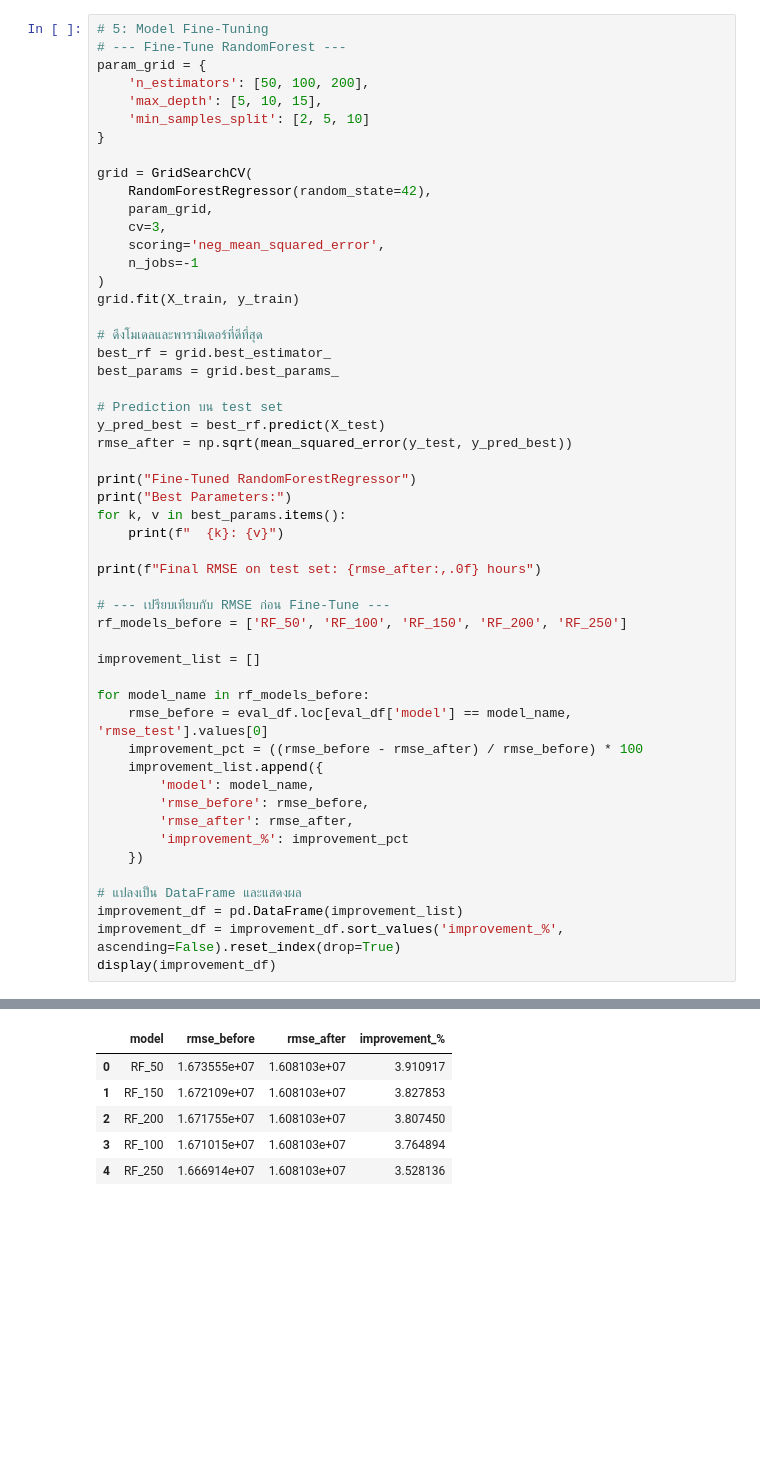
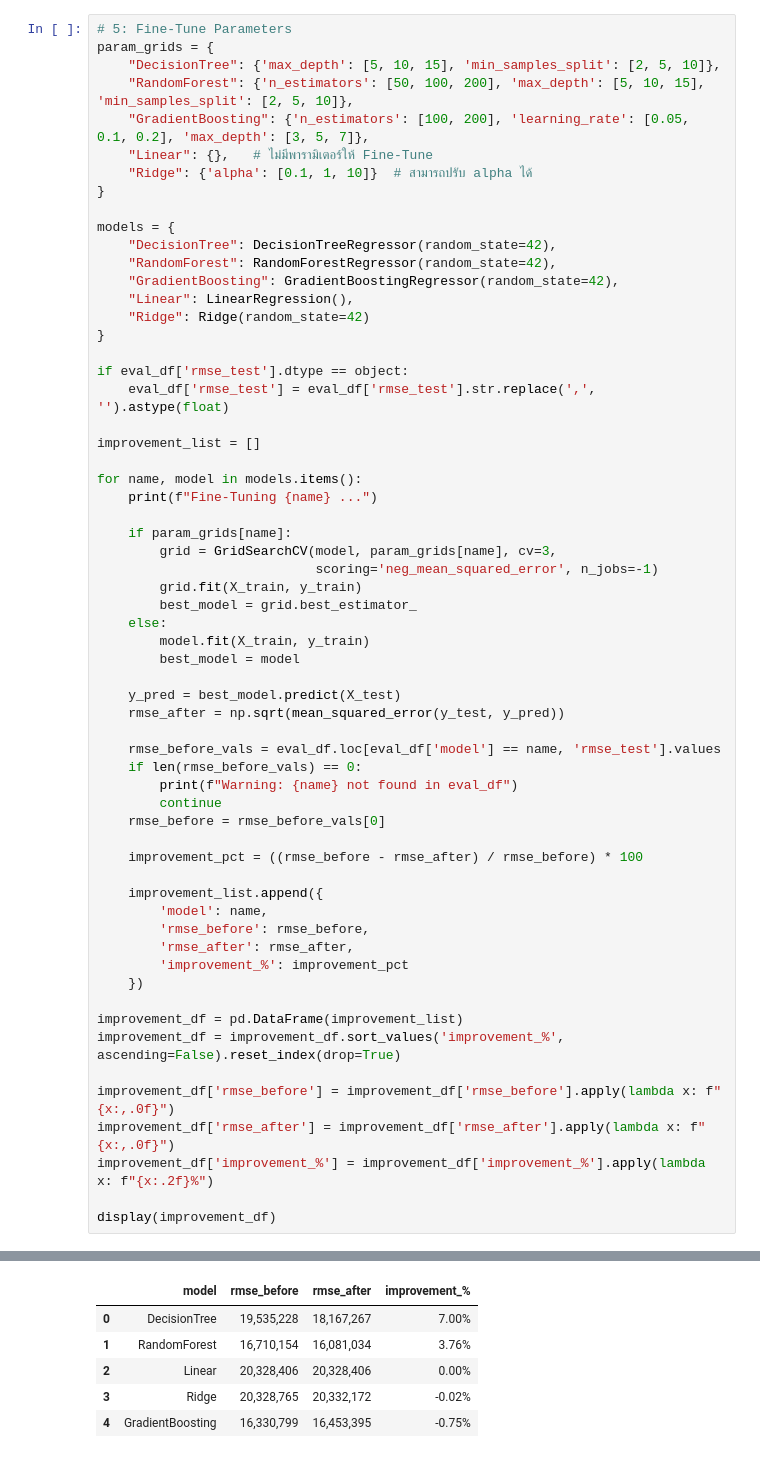
Before and after one commit to Mesaneepantz/DataFlix-ML-Project, a Jupyter notebook: DataFlix_ML_Project.ipynb, the cells around one changed output, grey strips where cells are left out. Saved outputs shown, nothing was run; the diff lists cells and outputs as text; blank space fills up the shorter version.

```diff
--- a/DataFlix_ML_Project.ipynb
+++ b/DataFlix_ML_Project.ipynb
@@ -440,53 +333,62 @@ Training MLP_100_50_25 ...
 # %%
-# 5: Model Fine-Tuning
-# --- Fine-Tune RandomForest ---
-param_grid = {
-    'n_estimators': [50, 100, 200],
-    'max_depth': [5, 10, 15],
-    'min_samples_split': [2, 5, 10]
+# 5: Fine-Tune Parameters
+param_grids = {
+    "DecisionTree": {'max_depth': [5, 10, 15], 'min_samples_split': [2, 5, 10]},
+    "RandomForest": {'n_estimators': [50, 100, 200], 'max_depth': [5, 10, 15], 'min_samples_split': [2, 5, 10]},
+    "GradientBoosting": {'n_estimators': [100, 200], 'learning_rate': [0.05, 0.1, 0.2], 'max_depth': [3, 5, 7]},
+    "Linear": {},   # ไม่มีพารามิเตอร์ให้ Fine-Tune
+    "Ridge": {'alpha': [0.1, 1, 10]}  # สามารถปรับ alpha ได้
 }
 
-grid = GridSearchCV(
-    RandomForestRegressor(random_state=42),
-    param_grid,
-    cv=3,
-    scoring='neg_mean_squared_error',
-    n_jobs=-1
-)
-grid.fit(X_train, y_train)
+models = {
+    "DecisionTree": DecisionTreeRegressor(random_state=42),
+    "RandomForest": RandomForestRegressor(random_state=42),
+    "GradientBoosting": GradientBoostingRegressor(random_state=42),
+    "Linear": LinearRegression(),
+    "Ridge": Ridge(random_state=42)
+}
 
-# ดึงโมเดลและพารามิเตอร์ที่ดีที่สุด
-best_rf = grid.best_estimator_
-best_params = grid.best_params_
-
-# Prediction บน test set
-y_pred_best = best_rf.predict(X_test)
-rmse_after = np.sqrt(mean_squared_error(y_test, y_pred_best))
-
-print("Fine-Tuned RandomForestRegressor")
-print("Best Parameters:")
-for k, v in best_params.items():
-    print(f"  {k}: {v}")
-
-print(f"Final RMSE on test set: {rmse_after:,.0f} hours")
-
-# --- เปรียบเทียบกับ RMSE ก่อน Fine-Tune ---
-rf_models_before = ['RF_50', 'RF_100', 'RF_150', 'RF_200', 'RF_250']
+if eval_df['rmse_test'].dtype == object:
+    eval_df['rmse_test'] = eval_df['rmse_test'].str.replace(',', '').astype(float)
 
 improvement_list = []
 
-for model_name in rf_models_before:
-    rmse_before = eval_df.loc[eval_df['model'] == model_name, 'rmse_test'].values[0]
+for name, model in models.items():
+    print(f"Fine-Tuning {name} ...")
+
+    if param_grids[name]:
+        grid = GridSearchCV(model, param_grids[name], cv=3,
+                            scoring='neg_mean_squared_error', n_jobs=-1)
+        grid.fit(X_train, y_train)
+        best_model = grid.best_estimator_
+    else:
+        model.fit(X_train, y_train)
+        best_model = model
+
+    y_pred = best_model.predict(X_test)
+    rmse_after = np.sqrt(mean_squared_error(y_test, y_pred))
+
+    rmse_before_vals = eval_df.loc[eval_df['model'] == name, 'rmse_test'].values
+    if len(rmse_before_vals) == 0:
+        print(f"Warning: {name} not found in eval_df")
+        continue
+    rmse_before = rmse_before_vals[0]
+
     improvement_pct = ((rmse_before - rmse_after) / rmse_before) * 100
+
     improvement_list.append({
-        'model': model_name,
+        'model': name,
         'rmse_before': rmse_before,
         'rmse_after': rmse_after,
         'improvement_%': improvement_pct
     })
 
-# แปลงเป็น DataFrame และแสดงผล
 improvement_df = pd.DataFrame(improvement_list)
 improvement_df = improvement_df.sort_values('improvement_%', ascending=False).reset_index(drop=True)
+
+improvement_df['rmse_before'] = improvement_df['rmse_before'].apply(lambda x: f"{x:,.0f}")
+improvement_df['rmse_after'] = improvement_df['rmse_after'].apply(lambda x: f"{x:,.0f}")
+improvement_df['improvement_%'] = improvement_df['improvement_%'].apply(lambda x: f"{x:.2f}%")
+
 display(improvement_df)
 # %% [output]
@@ -499,9 +400,9 @@ Final RMSE on test set: 16,081,034 hours
 |  | model | rmse_before | rmse_after | improvement_% |
-| 0 | RF_50 | 1.673555e+07 | 1.608103e+07 | 3.910917 |
-| 1 | RF_150 | 1.672109e+07 | 1.608103e+07 | 3.827853 |
-| 2 | RF_200 | 1.671755e+07 | 1.608103e+07 | 3.807450 |
-| 3 | RF_100 | 1.671015e+07 | 1.608103e+07 | 3.764894 |
-| 4 | RF_250 | 1.666914e+07 | 1.608103e+07 | 3.528136 |
+| 0 | DecisionTree | 19,535,228 | 18,167,267 | 7.00% |
+| 1 | RandomForest | 16,710,154 | 16,081,034 | 3.76% |
+| 2 | Linear | 20,328,406 | 20,328,406 | 0.00% |
+| 3 | Ridge | 20,328,765 | 20,332,172 | -0.02% |
+| 4 | GradientBoosting | 16,330,799 | 16,453,395 | -0.75% |
 # %%
 # 6: Visualization & Data Analytics
 
```
Also changed, not shown: parts of 6 cells of this notebook.
